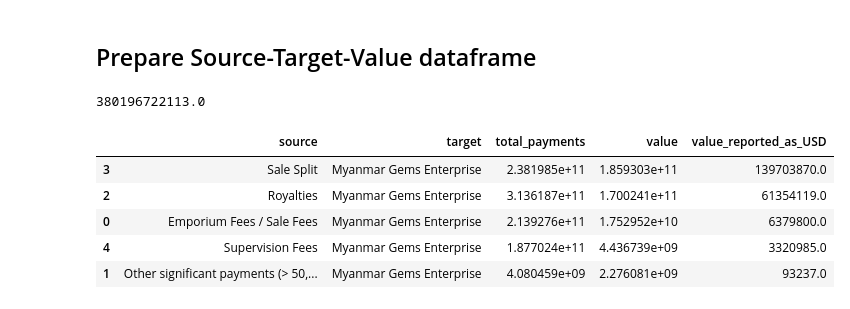
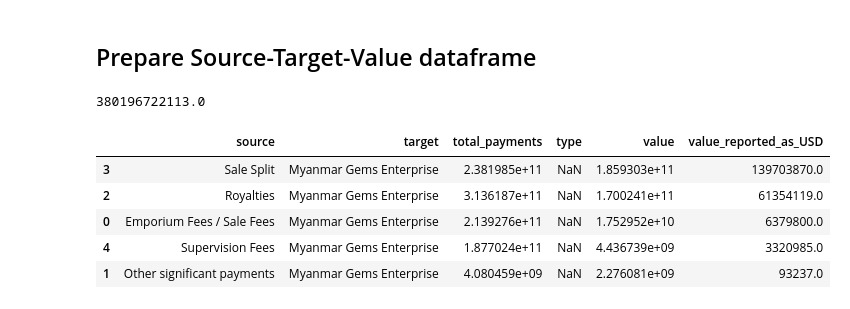
Before and after one commit to NRGI/jade-revenues, a Jupyter notebook: revenues-test/Preparing Data 2013-14.ipynb, the cells around one changed output. Saved outputs shown, nothing was run; the diff lists cells and outputs as text; code cells hidden in the pictures.

```diff
--- a/revenues-test/Preparing Data 2013-14.ipynb
+++ b/revenues-test/Preparing Data 2013-14.ipynb
@@ -67,3 +67,4 @@ array(['Royalties', 'Delivered/paid to state-owned enterprise(s)',
 df['revenue_stream_short'] = df['name_of_revenue_stream'].str.split(' - ').str[1]
 # %%
 df_gemsjade = df[df['Commodities'] == 'Gems & Jade']
+df_gemsjade['type'] = 'entity'
@@ -105,16 +112,20 @@ company_totals
 df_gemsjade = pd.merge(df_gemsjade, company_totals, on='Company_name_cl')
 df_gemsjade = df_gemsjade.sort_values(by=['total_payments'], ascending=False)
 # %%
-append_dict_others = [{'Company_name_cl': 'Others (Not in Reconciliation Scope)',
+append_dict_others = [{'Company_name_cl': 'Others (Not in Reconciliation Scope)', 'type': 'entity',
                        'revenue_stream_short': 'Royalties', 'value_reported': 111092756522 },
-                     {'Company_name_cl': 'Others (Not in Reconciliation Scope)',
+
+                     {'Company_name_cl': 'Others (Not in Reconciliation Scope)', 'type': 'entity',
                        'revenue_stream_short': 'Sale Split', 'value_reported': 51742994736 },
-                     {'Company_name_cl': 'Others (Not in Reconciliation Scope)',
+
+                     {'Company_name_cl': 'Others (Not in Reconciliation Scope)', 'type': 'entity',
                        'revenue_stream_short': 'Emporium Fees / Sale Fees', 'value_reported': 11401644588 },
-                     {'Company_name_cl': 'Others (Not in Reconciliation Scope)',
+
+                     {'Company_name_cl': 'Others (Not in Reconciliation Scope)', 'type': 'entity',
                        'revenue_stream_short': 'Supervision Fees', 'value_reported': 1246890624 },
-                     {'Company_name_cl': 'Others (Not in Reconciliation Scope)',
-                       'revenue_stream_short': 'Other significant payments (&gt; 50,000 USD)', 'value_reported': 2186525820 }]
+
+                     {'Company_name_cl': 'Others (Not in Reconciliation Scope)', 'type': 'entity',
+                       'revenue_stream_short': 'Other significant payments', 'value_reported': 2186525820 }]
 
 others_df = pd.DataFrame(append_dict_others)
 others_df['total_payments'] = others_df['value_reported']
@@ -136,5 +147,5 @@ df_gemsjade.tail(10)
 # %%
-df_gemsjade['revenue_stream_short'] = df_gemsjade['revenue_stream_short'].replace({'Other significant payments (&gt; 50,000 USD)': 'Other significant payments (> 50,000 USD)'})
+df_gemsjade['revenue_stream_short'] = df_gemsjade['revenue_stream_short'].replace({'Other significant payments (&gt; 50,000 USD)': 'Other significant payments'})
 # %% [markdown]
 ## Remove negative payments for Sankey
 # %%
@@ -142,22 +153,22 @@ df_gemsjade = df_gemsjade[df_gemsjade["value_reported"] >= 0]
 # %% [markdown]
 ## Prepare Source-Target-Value dataframe
 # %%
-links = pd.DataFrame(columns=['source','target','value'])
+links = pd.DataFrame(columns=['source','target','value','type'])
 # %%
-to_append = df_gemsjade.groupby(['revenue_stream_short'],as_index=False)['value_reported','value_reported_as_USD','total_payments'].sum()
+to_append = df_gemsjade.groupby(['revenue_stream_short'],as_index=False)['type','value_reported','value_reported_as_USD','total_payments'].sum()
 to_append["target"] = "Myanmar Gems Enterprise"
 to_append.rename(columns = {'revenue_stream_short':'source', 'value_reported' : 'value'}, inplace = True)
 to_append = to_append.sort_values(by=['value'], ascending = False)
 links = pd.concat([links,to_append])
 
 print(to_append['value'].sum())
 links
 # %% [output]
 380196722113.0
-|  | source | target | total_payments | value | value_reported_as_USD |
-| 3 | Sale Split | Myanmar Gems Enterprise | 2.381985e+11 | 1.859303e+11 | 139703870.0 |
-| 2 | Royalties | Myanmar Gems Enterprise | 3.136187e+11 | 1.700241e+11 | 61354119.0 |
-| 0 | Emporium Fees / Sale Fees | Myanmar Gems Enterprise | 2.139276e+11 | 1.752952e+10 | 6379800.0 |
-| 4 | Supervision Fees | Myanmar Gems Enterprise | 1.877024e+11 | 4.436739e+09 | 3320985.0 |
-| 1 | Other significant payments (> 50,... | Myanmar Gems Enterprise | 4.080459e+09 | 2.276081e+09 | 93237.0 |
+|  | source | target | total_payments | type | value | value_reported_as_USD |
+| 3 | Sale Split | Myanmar Gems Enterprise | 2.381985e+11 | NaN | 1.859303e+11 | 139703870.0 |
+| 2 | Royalties | Myanmar Gems Enterprise | 3.136187e+11 | NaN | 1.700241e+11 | 61354119.0 |
+| 0 | Emporium Fees / Sale Fees | Myanmar Gems Enterprise | 2.139276e+11 | NaN | 1.752952e+10 | 6379800.0 |
+| 4 | Supervision Fees | Myanmar Gems Enterprise | 1.877024e+11 | NaN | 4.436739e+09 | 3320985.0 |
+| 1 | Other significant payments | Myanmar Gems Enterprise | 4.080459e+09 | NaN | 2.276081e+09 | 93237.0 |
 # %%
```
Also changed, not shown: parts of 9 cells of this notebook, 10 other files.
